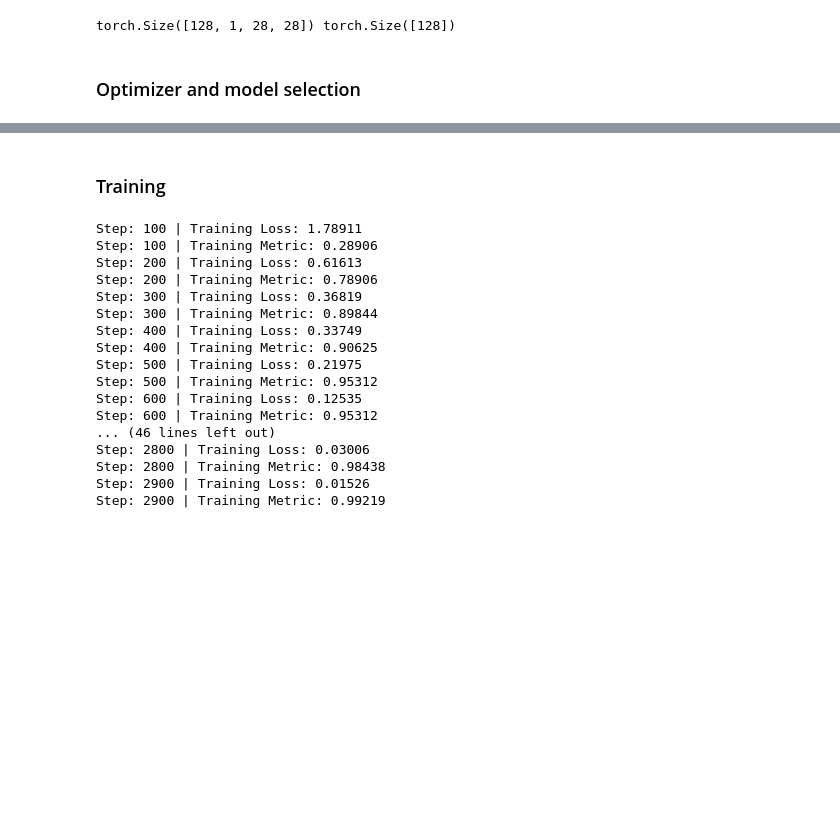
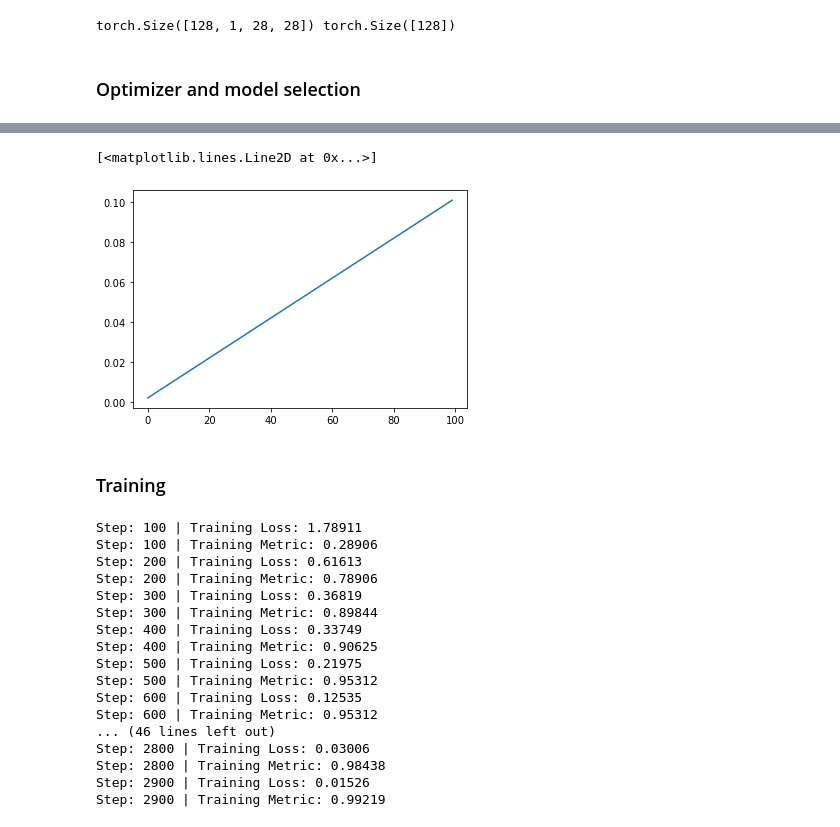
Before and after one commit to Arnaud15/ptorch_examples, a Jupyter notebook: playground.ipynb, the cells around one changed output, grey strips where cells are left out. Saved outputs shown, nothing was run; the diff lists cells and outputs as text; code cells hidden in the pictures; blank space fills up the shorter version.

```diff
--- a/playground.ipynb
+++ b/playground.ipynb
@@ -19,9 +19,9 @@ from torchsummary import summary
 ### Params
 # %%
 batch_size = 128
+weight_decay = 0
 learning_rate = 1e-1
 momentum = 0.9
-n_epochs = 5
 dataset_name = "mnist"
 dataset_to_n_classes = {
     "mnist": 10,
@@ -88,9 +92,16 @@ baby_resnet = Resnet(
 # %% [markdown]
 ### Optimizer and model selection
 # %%
-model = mlp
+model = baby_resnet
 model = model.to(device)
-optimizer = optim.SGD(model.parameters(), lr=learning_rate, momentum=momentum)
+other_params = {"lr":learning_rate, "momentum":momentum, "nesterov": True}
+if isinstance(model, Resnet):
+    no_decay, decay = model.get_params()
+    no_decay = dict({"params": no_decay}, **other_params)
+    decay = dict({"params": decay}, **other_params, weight_decay=weight_decay)
+    optimizer = optim.SGD([decay, no_decay])
+else:
+    optimizer = optim.SGD(dict({"params": model.parameters()}, **other_params))
 scheduler = optim.lr_scheduler.MultiStepLR(
     optimizer, milestones=[32000, 48000,], gamma=0.1,
 )
@@ -97,3 +128,24 @@ scheduler = optim.lr_scheduler.MultiStepLR(
+# %%
+cosine = True
+import matplotlib.pyplot as plt
+
+
+
+target = 5
+max_epoch = 100
+warm_scheduler = optim.lr_scheduler.LambdaLR(optimizer, lambda epoch: (epoch +1)/ max_epoch)
+steps = list(range(100))
+lrs = []
+for _ in steps:
+    base_scheduler.step()
+    warm_scheduler.step()
+    # lrs.append(base_scheduler.get_last_lr()[0])
+    lrs.append(warm_scheduler.get_last_lr()[0])
+
+plt.plot(steps, lrs)
+# %% [output]
+[<matplotlib.lines.Line2D at 0x...>]
+[figure, added]
 # %% [markdown]
 ### Training
 # %%
```
Also changed, not shown: parts of 4 cells of this notebook, 4 other files.
